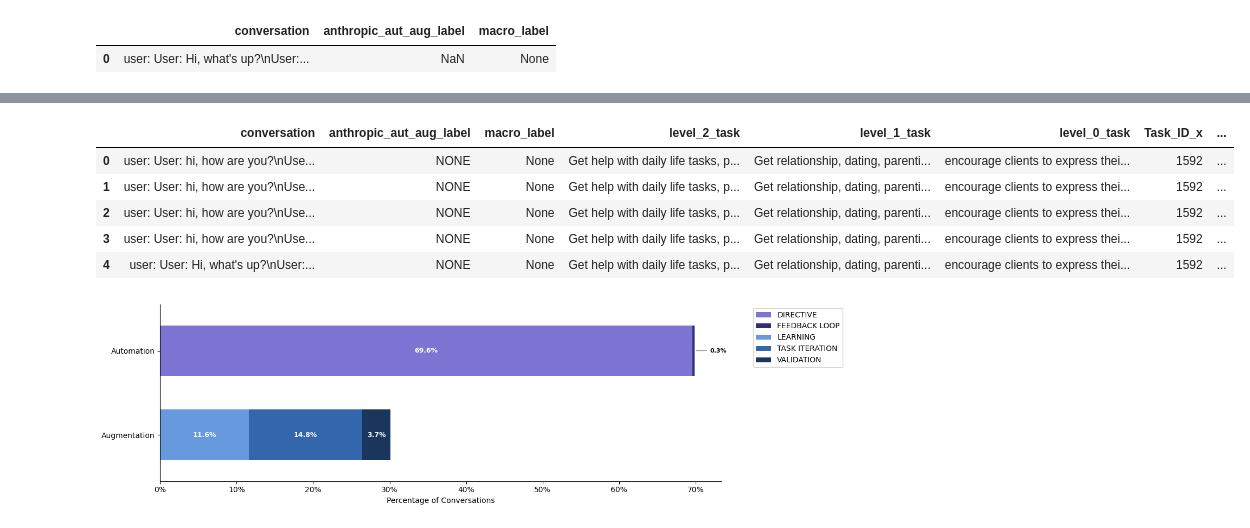
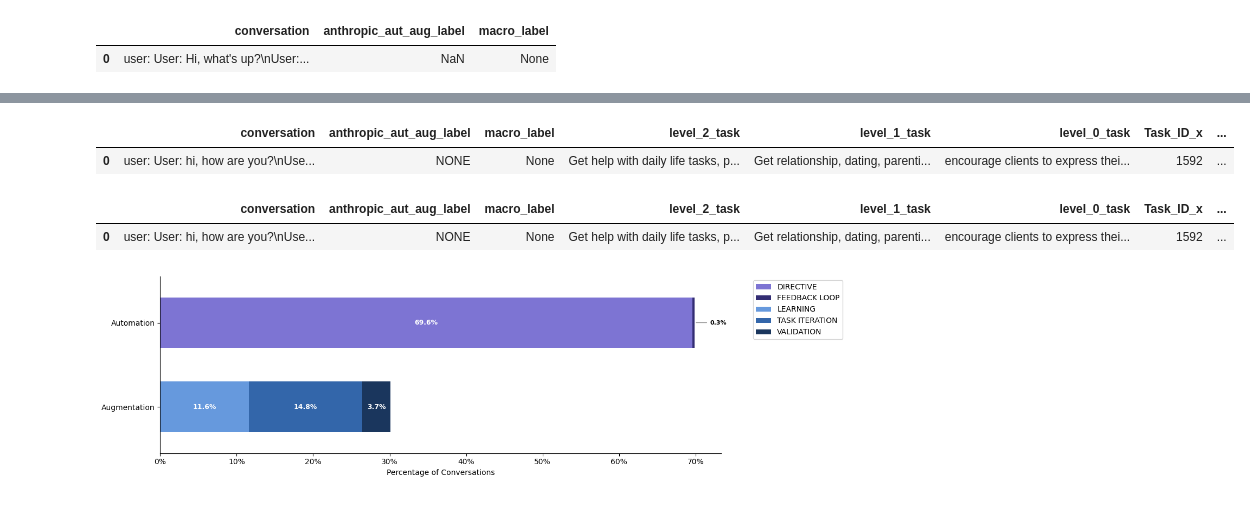
Before and after one commit to Engineering-AI-Systems-Team-3/chatgpt-at-work, a Jupyter notebook: chatgpt_at_work.ipynb, the cells around one changed output, grey strips where cells are left out. Drawn from its saved outputs; the diff is of its cells as text; code cells hidden in the pictures.

```diff
--- a/chatgpt_at_work.ipynb
+++ b/chatgpt_at_work.ipynb
@@ -40,8 +42,9 @@ WAIT_TIME = 60
 RANDOM_SEED = 42
 BUFFER_SIZE = 10_000
 SAMPLE_PERCENTAGE = 0.01
-MODEL_ID = "nvidia/nemotron-3-super-120b-a12b:free"
-# MODEL_ID = "openai/gpt-5-nano"
+VALIDATION_SAMPLE = 100
+# MODEL_ID = "nvidia/nemotron-3-super-120b-a12b:free"
+MODEL_ID = "openai/gpt-5-nano"
 EMBEDDING_MODEL_ID = "sentence-transformers/all-mpnet-base-v2"
 EMBEDDING_BATCH_SIZE = 256
 CHECKPOINT_INTERVAL = 10
@@ -54,6 +57,7 @@ TASK_STATEMENTS_PATH = INPUT_DATA_DIR / "TaskStatements.csv"
 PATENTS_DATA_PATH = INPUT_DATA_DIR / "patent_task_matches_percentile.csv"
 EPOCH_DATA_PATH = INPUT_DATA_DIR / "Value_gpt_task_assessments_test_indep.csv"
 HIGH_EPOCH_DATA_PATH = INPUT_DATA_DIR / "high_epoch.csv"
+ANTHROPIC_EXPOSURE = INPUT_DATA_DIR / "claude_exposure.csv"
 
 PROMPTS_DIR = Path("./prompts")
 WORK_RELATED_PROMPT_PATH = PROMPTS_DIR / "work_related.json"
@@ -79,8 +83,11 @@ TUNA_ROLES_OUTPUT_PATH = OUTPUT_DIR / f"tuna_roles_{SAMPLE_PERCENTAGE}.csv"
 ANTHROPIC_AUTOMATION_AUGMENTATION_OUTPUT_PATH = OUTPUT_DIR / f"anthropic_aut_aug_{SAMPLE_PERCENTAGE}.csv"
 
 LABELED_DATA_DIR = DATA_PATH / "manually_labeled"
-WORK_RELATED_LABELED_DATA_PATH = LABELED_DATA_DIR / f"work_related_{SAMPLE_PERCENTAGE}.xlsx"
-
+WORK_RELATED_LABELED_DATA_PATH = LABELED_DATA_DIR / f"work_related_{VALIDATION_SAMPLE}.xlsx"
+WORK_RELATED_ONLY_LABELED_DATA_PATH = LABELED_DATA_DIR / f"work_related_only_{VALIDATION_SAMPLE}.xlsx"
+TASK_MAPPING_LABELED_DATA_PATH = LABELED_DATA_DIR / f"task_mapping_{VALIDATION_SAMPLE}.xlsx"
+ROLES_LABELED_DATA_PATH = LABELED_DATA_DIR / f"roles_{VALIDATION_SAMPLE}.xlsx"
+VALIDATION_LABELED_DATA_PATH = LABELED_DATA_DIR / f"validation_{VALIDATION_SAMPLE}.xlsx"
 
 WILDCHAT_DATASET = "allenai/WildChat-4.8M"
 WILDCHAT_FULL = INPUT_DATA_DIR / "WildChat-4.8M"
@@ -832,18 +828,19 @@ work_related_high_epoch_df.head()
 # %%
 anthropic_high_epoch_df = pd.merge(
     left=anthropic_aut_aug_df,
     right=work_related_high_epoch_df,
     on="conversation",
     how="inner"
 )
-anthropic_high_epoch_df.head()
+anthropic_high_epoch_df.head(1)
 # %% [output]
 |  | conversation | anthropic_aut_aug_label | macro_label | level_2_task | level_1_task | level_0_task | Task_ID_x | ... |
 | 0 | user: User: hi, how are you?\nUse... | NONE | None | Get help with daily life tasks, p... | Get relationship, dating, parenti... | encourage clients to express thei... | 1592 | ... |
-| 1 | user: User: hi, how are you?\nUse... | NONE | None | Get help with daily life tasks, p... | Get relationship, dating, parenti... | encourage clients to express thei... | 1592 | ... |
-| 2 | user: User: hi, how are you?\nUse... | NONE | None | Get help with daily life tasks, p... | Get relationship, dating, parenti... | encourage clients to express thei... | 1592 | ... |
-| 3 | user: User: hi, how are you?\nUse... | NONE | None | Get help with daily life tasks, p... | Get relationship, dating, parenti... | encourage clients to express thei... | 1592 | ... |
-| 4 | user: User: Hi, what's up?\nUser:... | NONE | None | Get help with daily life tasks, p... | Get relationship, dating, parenti... | encourage clients to express thei... | 1592 | ... |
+# %%
+anthropic_high_epoch_df.head(1)
+# %% [output]
+|  | conversation | anthropic_aut_aug_label | macro_label | level_2_task | level_1_task | level_0_task | Task_ID_x | ... |
+| 0 | user: User: hi, how are you?\nUse... | NONE | None | Get help with daily life tasks, p... | Get relationship, dating, parenti... | encourage clients to express thei... | 1592 | ... |
 # %%
 # TODO: Change colors to black, white and shades of grey
 
```
Also changed, not shown: parts of 54 cells of this notebook, 9 other files.
